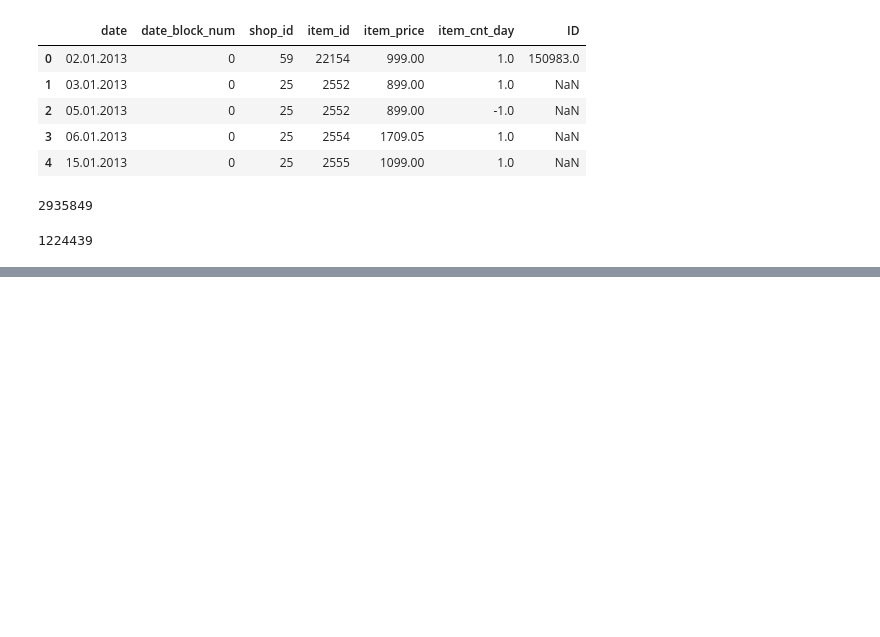
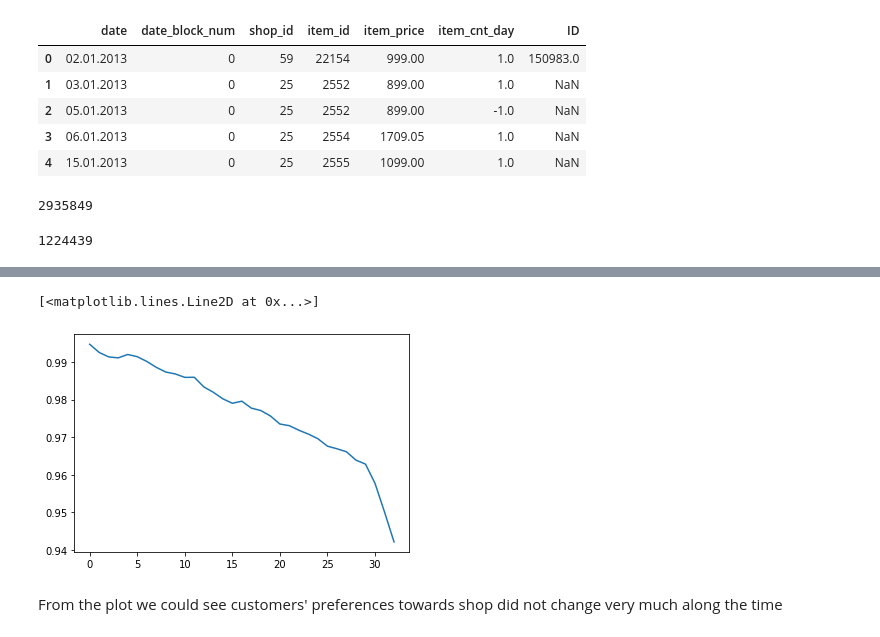
Before and after one commit to lyndonhe666/Kaggle_predict_future_sales, a Jupyter notebook: data_processing.ipynb, the cells around one changed output, grey strips where cells are left out. Cells and saved outputs as stored; diff of their text form; code cells hidden in the pictures; blank space fills up the shorter version.

```diff
--- a/data_processing.ipynb
+++ b/data_processing.ipynb
@@ -156,0 +279,25 @@ len(sales_w_ID)
+# %%
+# compute cos_similarity to see if customer's preference changed along the time
+def cos_sim(vector_a, vector_b):
+    """
+    计算两个向量之间的余弦相似度
+    :param vector_a: 向量 a
+    :param vector_b: 向量 b
+    :return: sim
+    """
+    vector_a = np.mat(vector_a)
+    vector_b = np.mat(vector_b)
+    num = float(vector_a * vector_b.T)
+    denom = np.linalg.norm(vector_a) * np.linalg.norm(vector_b)
+    cos = num / denom
+    sim = 0.5 + 0.5 * cos
+    return sim
+# %%
+sim_list = [np.mean([cos_sim(df1.iloc[i,:].values, df1.iloc[i+n, :].values) for i in list(df1.index)[:-n]]) for n in range(1,len(df1))]
+# %%
+plt.plot(sim_list)
+# %% [output]
+[<matplotlib.lines.Line2D at 0x...>]
+[figure, added]
+# %% [markdown]
+From the plot we could see customers' preferences towards shop did not change very much along the time
```
Also changed, not shown: parts of 20 cells of this notebook.
